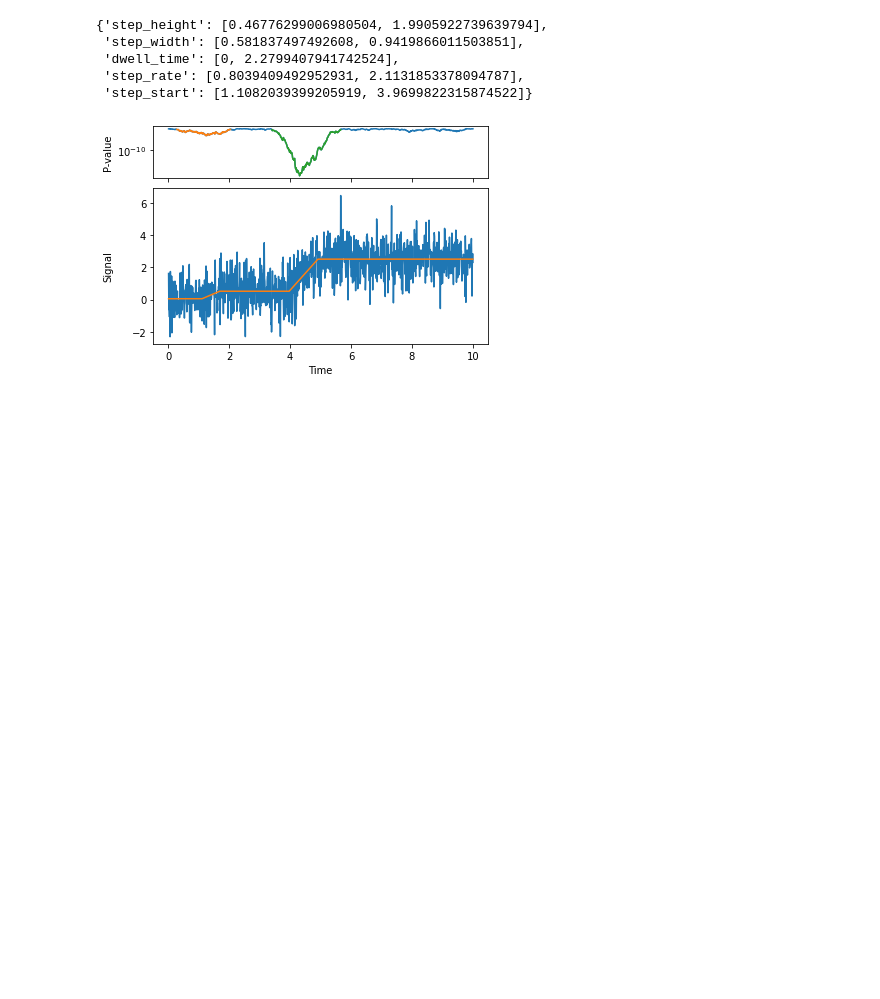
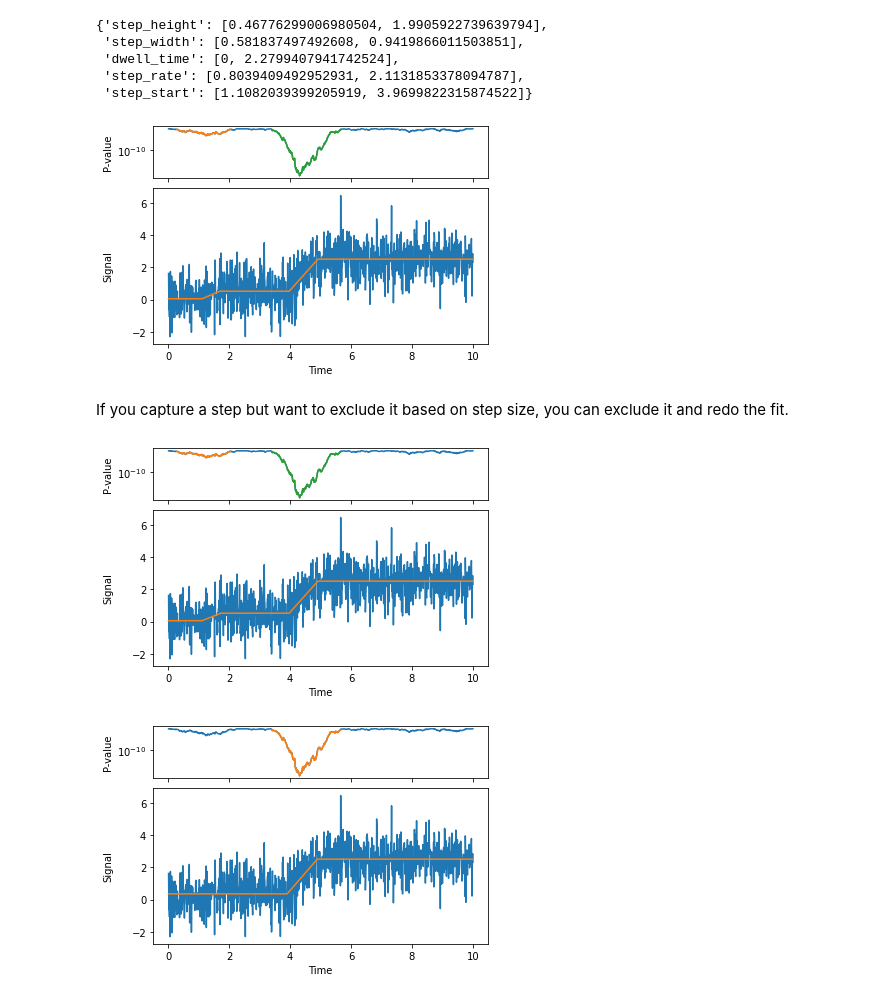
Before and after one commit to ianlmorgan/StePy, a Jupyter notebook: examples/tutorial.ipynb, the cells around one changed output. Cells and saved outputs as stored; diff of their text form; code cells hidden in the pictures; blank space fills up the shorter version.

```diff
--- a/examples/tutorial.ipynb
+++ b/examples/tutorial.ipynb
@@ -151,3 +151,18 @@ fs.results
  'step_rate': [0.8039409492952931, 2.1131853378094787],
  'step_start': [1.1082039399205919, 3.9699822315874522]}
 [figure]
+# %% [markdown]
+If you capture a step but want to exclude it based on step size, you can exclude it and redo the fit.
+# %%
+fs = fit_signal(trace, dt=dt, max_threshold=0.5)
+fs.fit()
+fs.plot()
+step_sizes = np.array(fs.results['step_height'])
+msk = step_sizes < 1
+if any(msk):
+    fs.regions = fs.regions[~msk]
+    fs.fit()
+    fs.plot()
+# %% [output]
+[figure, added]
+[figure, added]
```
